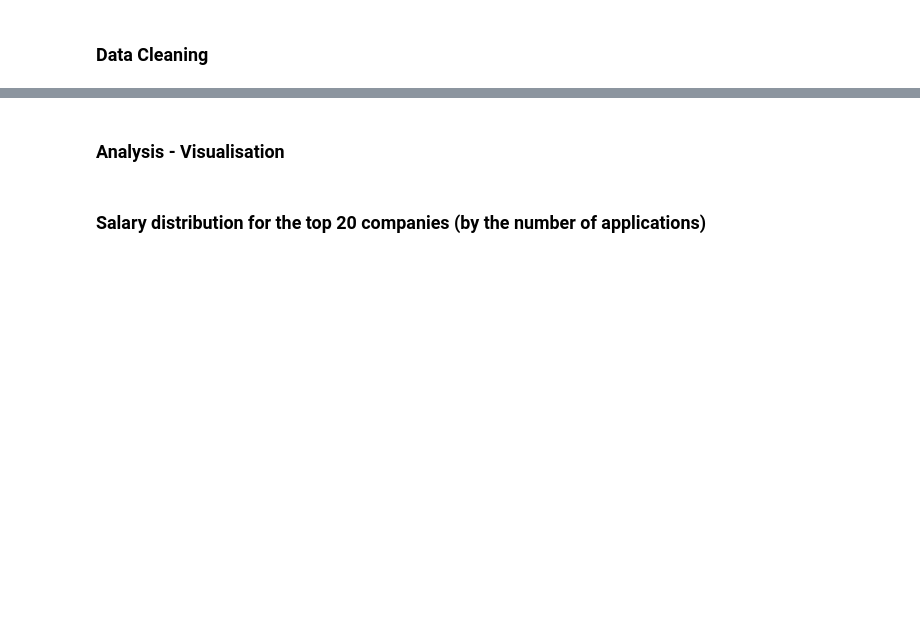
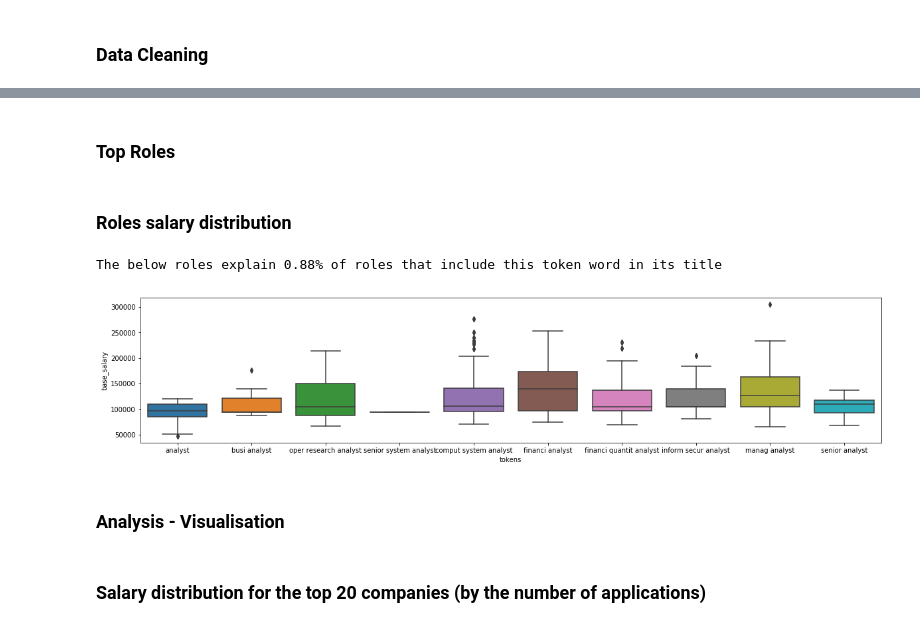
Before and after one commit to jelenalor/analyticsH1B, a Jupyter notebook: h1b_analytics.ipynb, the cells around one changed output, grey strips where cells are left out. Cells and saved outputs as stored; diff of their text form; code cells hidden in the pictures; blank space fills up the shorter version.

```diff
--- a/h1b_analytics.ipynb
+++ b/h1b_analytics.ipynb
@@ -38,0 +175,11 @@ df.head(3)
+# %%
+city = "NEW YORK"
+
+top_companies = df2[df2.city == city].groupby("company").count()["job_title"].sort_values(ascending=False)[:20].index.tolist()
+dff = df2[(df2.company.isin(top_companies)) & (df2.city == city)].drop(["state", "city"], axis=1)
+dff_gp = dff.groupby("company").agg(\
+                                    {"job_title": "count", "base_salary": salary_choice}\
+                                   ).rename(columns={"job_title": "count"}).sort_values(by="count", ascending=False)
+x = dff_gp.index
+y_count = dff_gp["count"].values
+y_choice = dff_gp["base_salary"].values
@@ -38,0 +212,2 @@ df.head(3)
+# %% [markdown]
+### Top Roles
@@ -38,0 +254,2 @@ df.head(3)
+# %%
+tokens_summary = getTokenSummary(dff, key_title_tokens)
@@ -39,3 +261,20 @@ df.head(3)
+# %% [markdown]
+### Roles salary distribution
+# %%
+role = "analyst"
+print("The below roles explain %s of roles that include this token word in its title" %(str(tokens_summary[role]["top_roles"][-1]) + "%"))
+
+# dff
+# %% [output]
+The below roles explain 0.88% of roles that include this token word in its title
+# %%
+import seaborn
+plt.figure(figsize=(20, 4))
+sns.boxplot(x = dff[dff.tokens.isin(tokens_summary[role]["top_roles"][:-1])]["tokens"], \
+            y = dff[dff.tokens.isin(tokens_summary[role]["top_roles"][:-1])]["base_salary"])
+plt.show()
+# %% [output]
+[figure, added]
 # %% [markdown]
 ### Analysis - Visualisation
 # %%
```
Also changed, not shown: parts of 23 cells of this notebook, 7 other files.
